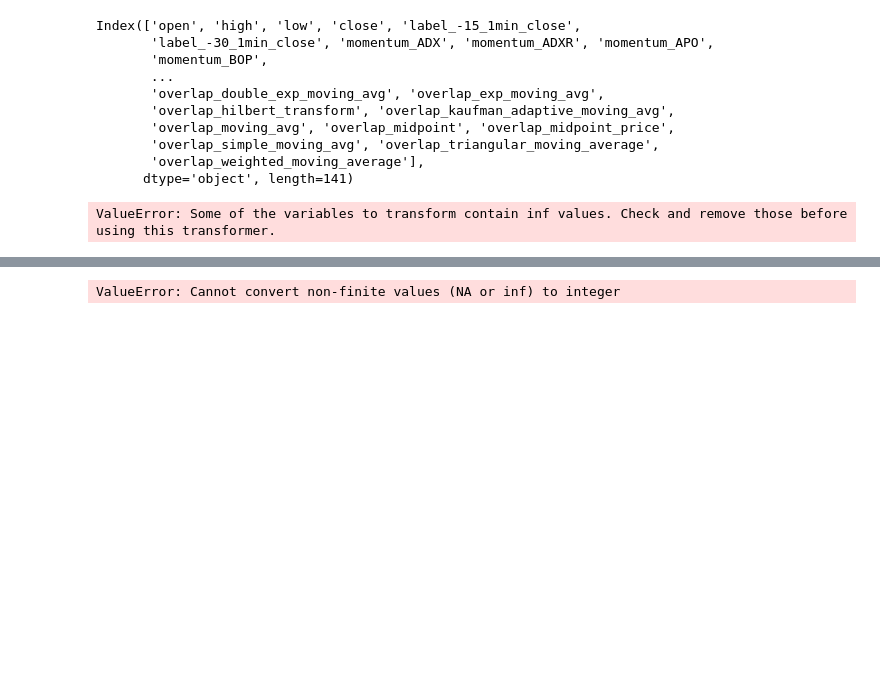
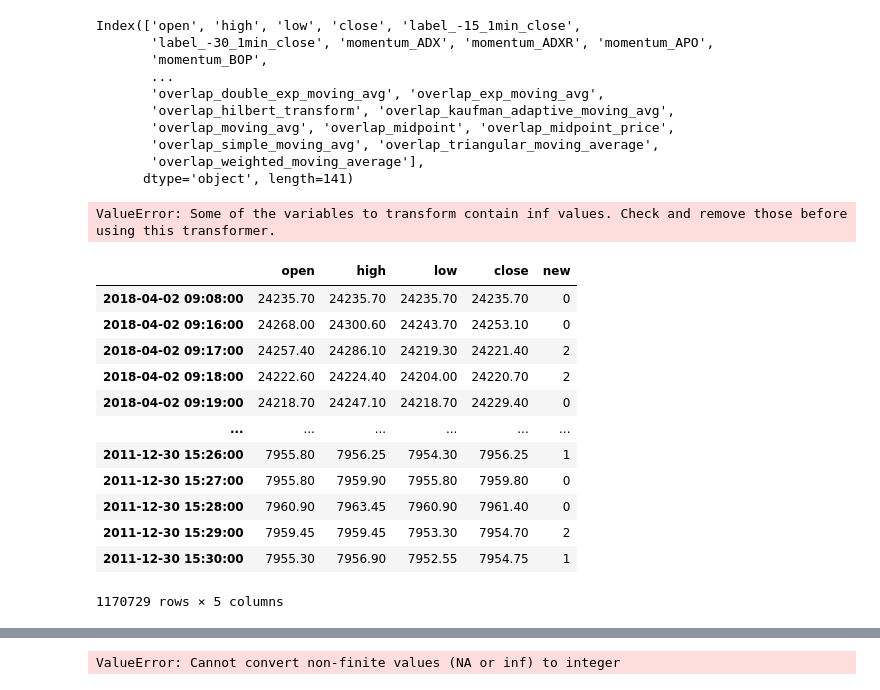
Before and after one commit to xooca/quant_game, a Jupyter notebook: ml_model.ipynb, the cells around one changed output, grey strips where cells are left out. Saved outputs shown, nothing was run; the diff lists cells and outputs as text; code cells hidden in the pictures; blank space fills up the shorter version.

```diff
--- a/ml_model.ipynb
+++ b/ml_model.ipynb
@@ -97,6 +111,22 @@ def rolling_window(a, window):
 arr = rolling_window(x, n + 1)
 
 base_df['new'] = (arr[:, :-1] > arr[:, [-1]]).sum(axis=1)
+# %%
+base_df
+# %% [output]
+|  | open | high | low | close | new |
+| 2018-04-02 09:08:00 | 24235.70 | 24235.70 | 24235.70 | 24235.70 | 0 |
+| 2018-04-02 09:16:00 | 24268.00 | 24300.60 | 24243.70 | 24253.10 | 0 |
+| 2018-04-02 09:17:00 | 24257.40 | 24286.10 | 24219.30 | 24221.40 | 2 |
+| 2018-04-02 09:18:00 | 24222.60 | 24224.40 | 24204.00 | 24220.70 | 2 |
+| 2018-04-02 09:19:00 | 24218.70 | 24247.10 | 24218.70 | 24229.40 | 0 |
+| ... | ... | ... | ... | ... | ... |
+| 2011-12-30 15:26:00 | 7955.80 | 7956.25 | 7954.30 | 7956.25 | 1 |
+| 2011-12-30 15:27:00 | 7955.80 | 7959.90 | 7955.80 | 7959.80 | 0 |
+| 2011-12-30 15:28:00 | 7960.90 | 7963.45 | 7960.90 | 7961.40 | 0 |
+| 2011-12-30 15:29:00 | 7959.45 | 7959.45 | 7953.30 | 7954.70 | 2 |
+| 2011-12-30 15:30:00 | 7955.30 | 7956.90 | 7952.55 | 7954.75 | 1 |
+1170729 rows × 5 columns
 # %%
 base_df
 # %% [output]
```
Also changed, not shown: parts of 3 cells of this notebook, 1 other file.
